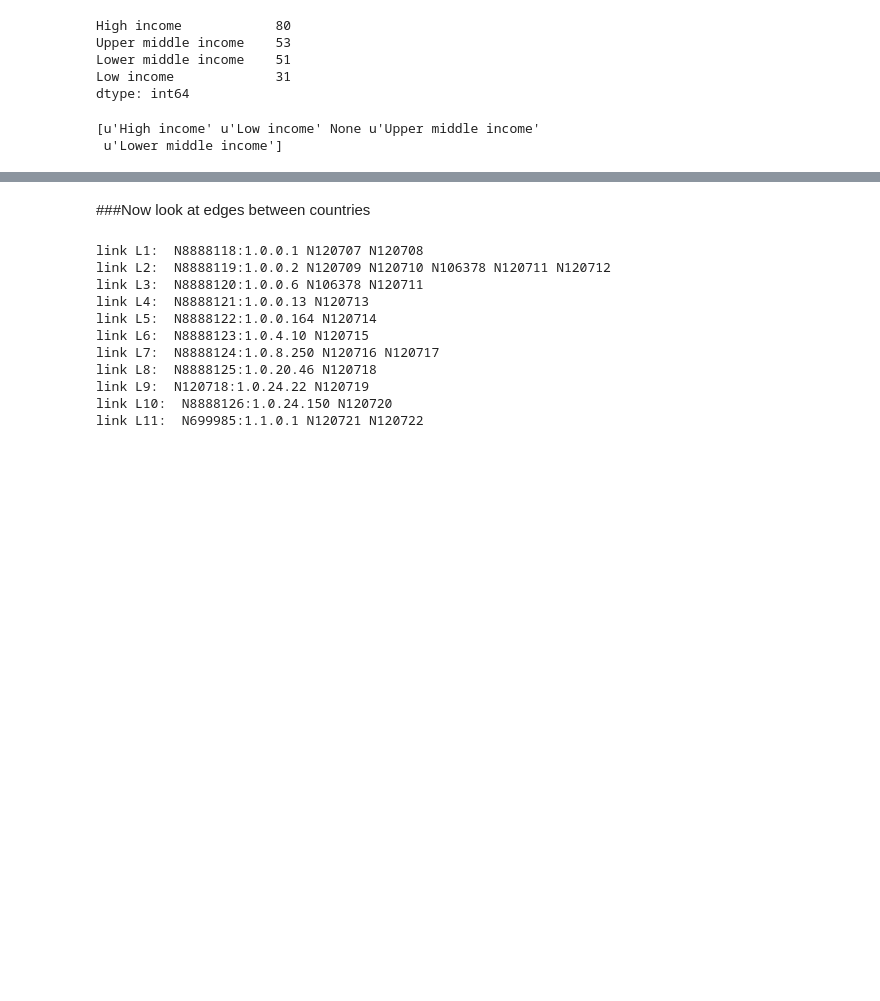
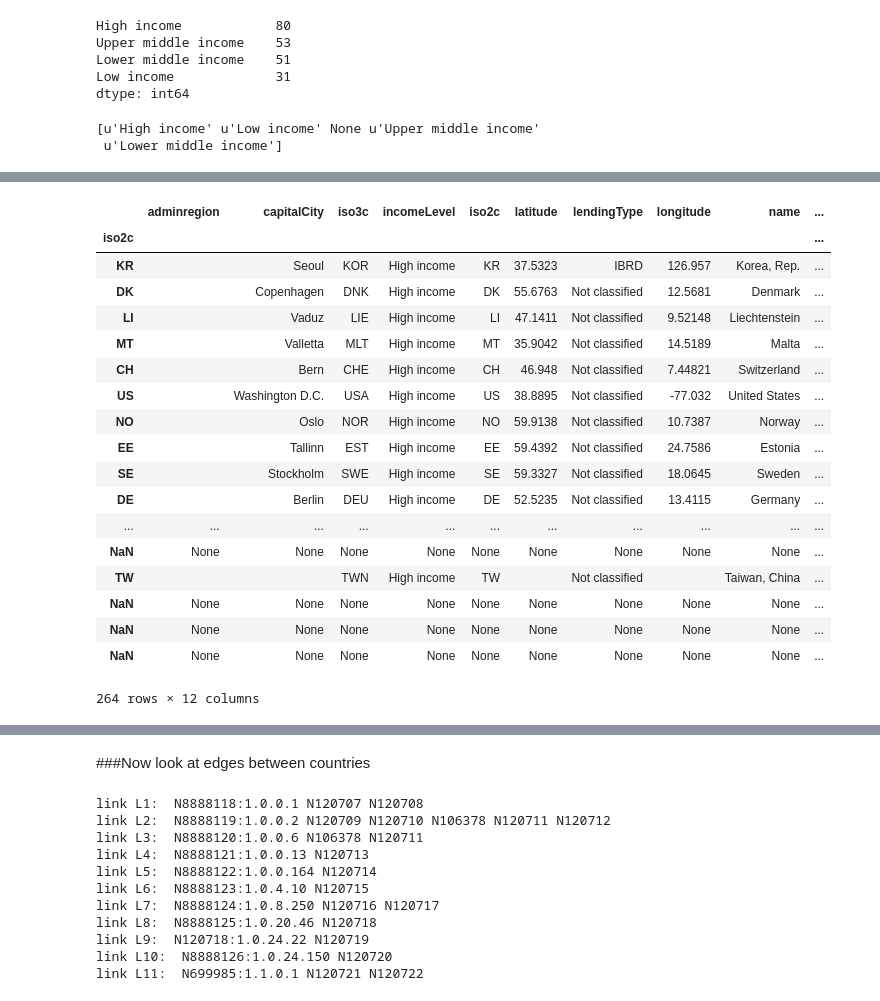
Before and after one commit to alexrutherford/caida, a Jupyter notebook: parse_as_geo.ipynb, the cells around one changed output, grey strips where cells are left out. Cells and saved outputs as stored; diff of their text form; code cells hidden in the pictures; blank space fills up the shorter version.

Commit message:
added per capita

```diff
--- a/parse_as_geo.ipynb
+++ b/parse_as_geo.ipynb
@@ -144,8 +177,8 @@ for r in iso.iterrows():
 #    print r[1][8],r[1][3]
     levelHash[r[1][8]]=r[1][3]
 # %%
-df['fullName']=df['country'].apply(lambda x:isoHash.get(x))
-df['level']=df['country'].apply(lambda x:levelHash.get(x))
+#df['fullName']=df['country'].apply(lambda x:isoHash.get(x))
+#df['level']=df['country'].apply(lambda x:levelHash.get(x))
 # %%
 iso[iso.iso2c=='GB'].incomeLevel.values[0]
 # %% [output]
@@ -189,3 +222,5 @@ print levels
  u'Lower middle income']
 # %%
 counts=df.name.value_counts()
+# %%
+perCapitaDf=pd.DataFrame(index=counts.index,data={'perCapita':counts.values})
@@ -192,3 +236,29 @@ counts=df.name.value_counts()
+# %%
+perCapitaDf=iso.join(perCapitaDf,on='name')
+# %%
+perCapitaDf.perCapita=perCapitaDf.perCapita/perCapitaDf['pop']
+# %%
+perCapitaDf.sort(columns='perCapita',ascending=False)
+# %% [output]
+|  | adminregion | capitalCity | iso3c | incomeLevel | iso2c | latitude | lendingType | longitude | name | ... |
+| iso2c |  |  |  |  |  |  |  |  |  | ... |
+| KR |  | Seoul | KOR | High income | KR | 37.5323 | IBRD | 126.957 | Korea, Rep. | ... |
+| DK |  | Copenhagen | DNK | High income | DK | 55.6763 | Not classified | 12.5681 | Denmark | ... |
+| LI |  | Vaduz | LIE | High income | LI | 47.1411 | Not classified | 9.52148 | Liechtenstein | ... |
+| MT |  | Valletta | MLT | High income | MT | 35.9042 | Not classified | 14.5189 | Malta | ... |
+| CH |  | Bern | CHE | High income | CH | 46.948 | Not classified | 7.44821 | Switzerland | ... |
+| US |  | Washington D.C. | USA | High income | US | 38.8895 | Not classified | -77.032 | United States | ... |
+| NO |  | Oslo | NOR | High income | NO | 59.9138 | Not classified | 10.7387 | Norway | ... |
+| EE |  | Tallinn | EST | High income | EE | 59.4392 | Not classified | 24.7586 | Estonia | ... |
+| SE |  | Stockholm | SWE | High income | SE | 59.3327 | Not classified | 18.0645 | Sweden | ... |
+| DE |  | Berlin | DEU | High income | DE | 52.5235 | Not classified | 13.4115 | Germany | ... |
+| ... | ... | ... | ... | ... | ... | ... | ... | ... | ... | ... |
+| NaN | None | None | None | None | None | None | None | None | None | ... |
+| TW |  |  | TWN | High income | TW |  | Not classified |  | Taiwan, China | ... |
+| NaN | None | None | None | None | None | None | None | None | None | ... |
+| NaN | None | None | None | None | None | None | None | None | None | ... |
+| NaN | None | None | None | None | None | None | None | None | None | ... |
+264 rows × 12 columns
 # %%
 countsHash=counts.to_dict()
 # %%
```
Also changed, not shown: parts of 10 cells of this notebook.
